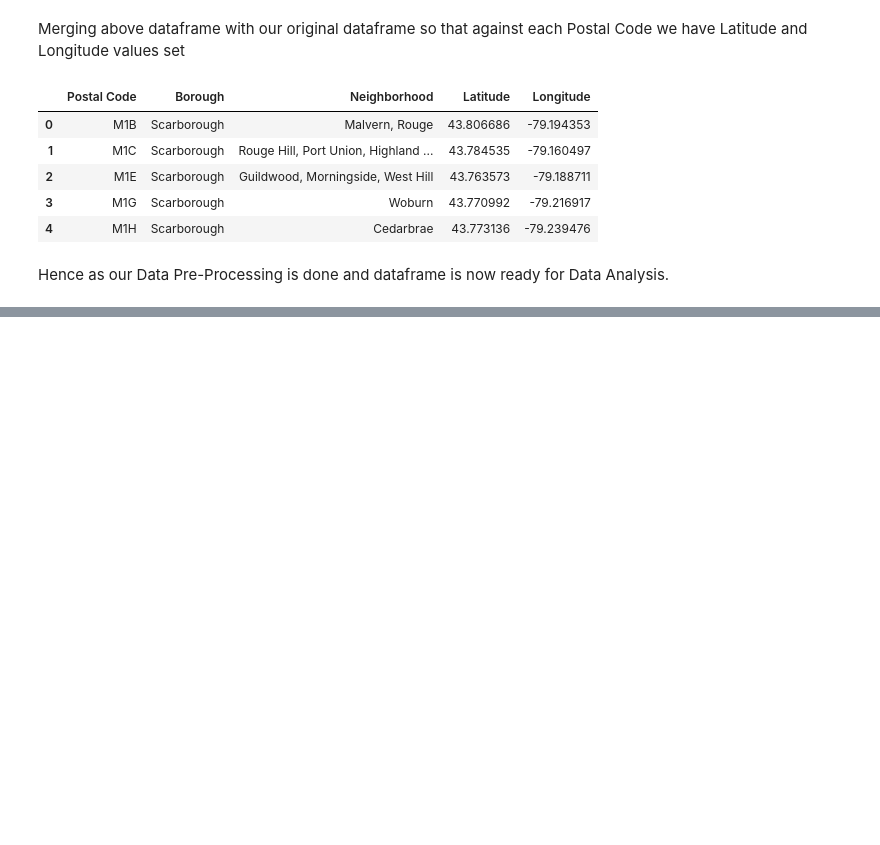
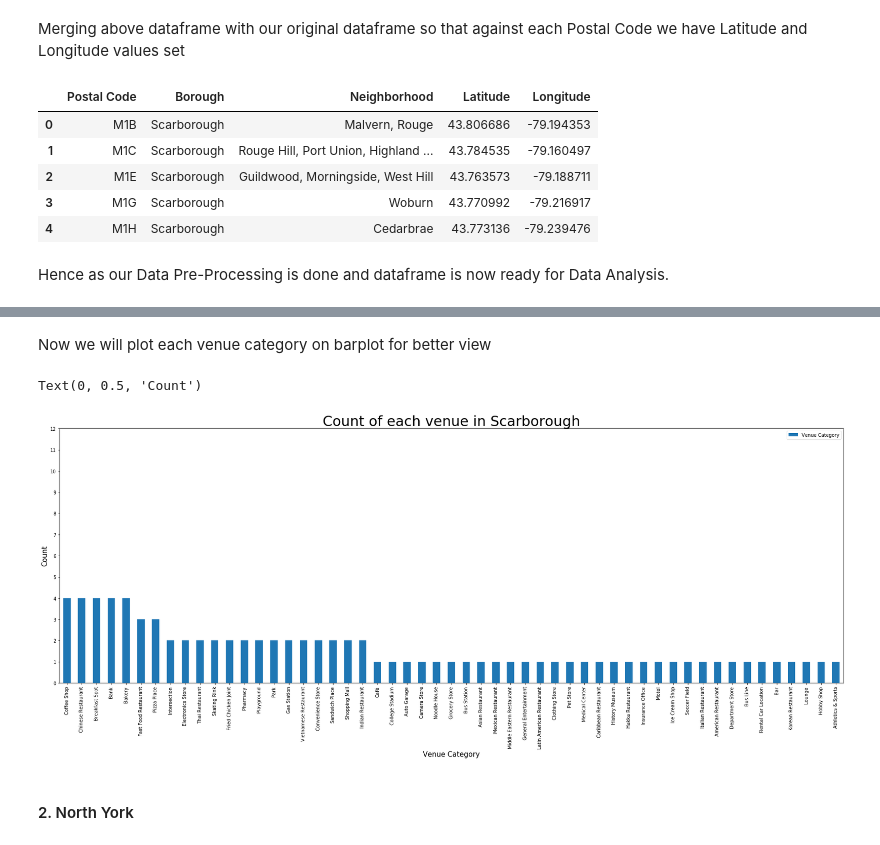
Before and after one commit to mudassartufail/Coursera_Capstone, a Jupyter notebook: Restaurant_In_Toronto.ipynb, the cells around one changed output, grey strips where cells are left out. Cells and saved outputs as stored; diff of their text form; code cells hidden in the pictures; blank space fills up the shorter version.

```diff
--- a/Restaurant_In_Toronto.ipynb
+++ b/Restaurant_In_Toronto.ipynb
@@ -108,0 +166,8 @@ df.head()
+# %%
+CLIENT_ID = 'IOXUDFQZQQ4QCB45PYU3U0QDPKABOHB2QQ4AHGBNQL0DJ041'
+CLIENT_SECRET = 'QHGENDMQVHK2BNZBXSLCNHHWOKERW151FGEJ30421HUJCDJM'
+VERSION = '20180604'
+LIMIT = 100
+print('Your credentails:')
+print('CLIENT_ID: ' + CLIENT_ID)
+print('CLIENT_SECRET:' + CLIENT_SECRET)
@@ -108,0 +182,3 @@ df.head()
+# %%
+scarborough_df = df[df['Borough'] == 'Scarborough'].reset_index(drop=True)
+scarborough_df
@@ -108,0 +246,7 @@ df.head()
+# %%
+scarborough_venues = getNearbyVenues(names=scarborough_df['Neighborhood'],
+                                   latitudes=scarborough_df['Latitude'],
+                                   longitudes=scarborough_df['Longitude']
+                                  )
+
+scarborough_venues.shape
@@ -108,0 +272,4 @@ df.head()
+# %%
+scarborough_venues['Venue Category'].unique()
+scarborough_venue_count=scarborough_venues['Venue Category'].value_counts().to_frame()
+scarborough_venue_count.rename(columns={'Venue Category':'Count'})
@@ -108,0 +294,2 @@ df.head()
+# %% [markdown]
+<p>Now we will plot each venue category on barplot for better view</p>
@@ -108,0 +302,13 @@ df.head()
+# %%
+import math
+yint = range(0,13)
+scarborough_venue_count.plot(kind='bar', figsize=(30,10))
+plt.yticks(yint)
+plt.title('Count of each venue in Scarborough',fontsize=30)
+plt.xlabel('Venue Category', fontsize=15)
+plt.ylabel('Count',fontsize=15)
+# %% [output]
+Text(0, 0.5, 'Count')
+[figure, added]
+# %% [markdown]
+#### 2. North York
```
Also changed, not shown: parts of 116 cells of this notebook.
